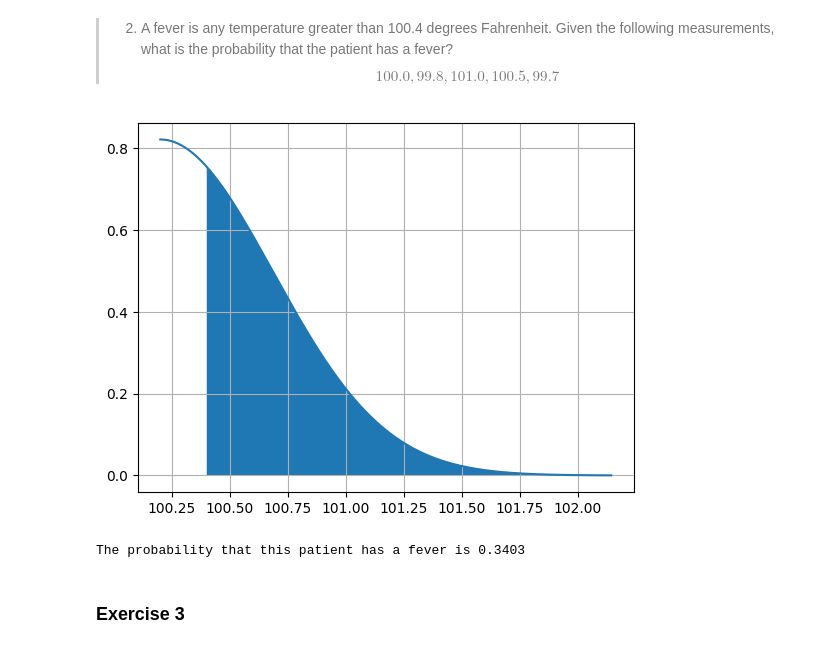
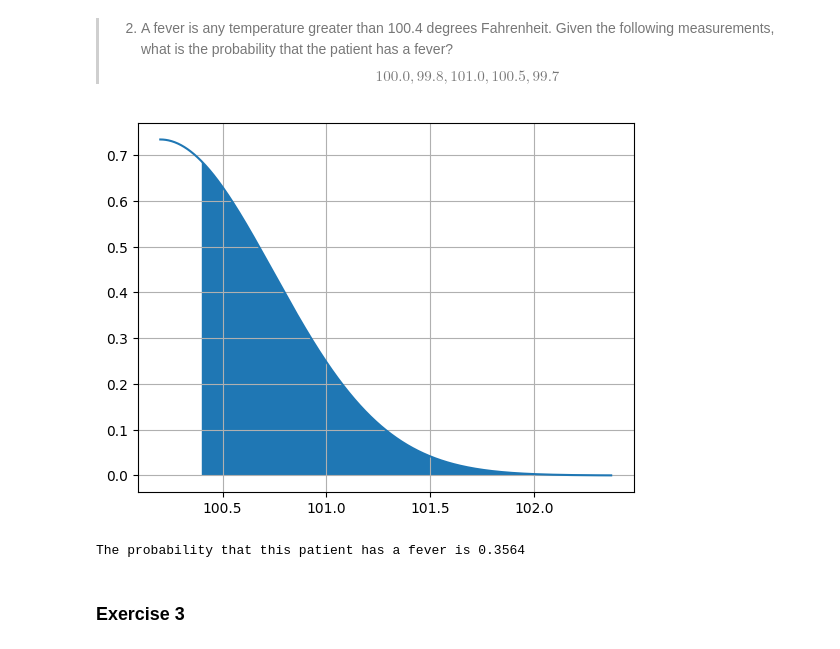
Before and after one commit to TecKnow/learning, a Jupyter notebook: Chapter_12.ipynb, the cells around one changed output. Drawn from its saved outputs; the diff is of its cells as text; code cells hidden in the pictures.

```diff
--- a/Chapter_12.ipynb
+++ b/Chapter_12.ipynb
@@ -47,26 +57,26 @@ My answer differes from the book's answer, but they are of the same order of mag
 # %%
 import numpy as np
 from scipy.stats import norm
 import matplotlib.pyplot as plt
 
-temps = np.array([100.0, 99.8, 101.0, 100.5, 99.7])
+temps = np.array([100.0, 99.8, 101.0, 100.5, 99.7], dtype=np.longdouble)
 temps_mean = temps.mean()
-temps_std = temps.std()
+temps_std = temps.std(ddof=1)
 temps_dist = norm(temps_mean, temps_std)
 fever_cutoff_F = 100.4
 p_fever = temps_dist.sf(100.4)
 
 
-x = np.linspace(temps_mean, temps_mean + 4*temps_std, 1000)
+x = np.linspace(temps_dist.mean(), temps_dist.mean() + 4*temps_dist.std(), 1000)
 fig, ax = plt.subplots(1,1)
 ax.plot(x, temps_dist.pdf(x))
 ax.grid(True)
 ax.fill_between(x, 0, temps_dist.pdf(x), where= x>=100.4)
 plt.show()
 print(f"The probability that this patient has a fever is {p_fever:.4}")
 # %% [output]
-[figure, old version]
+[figure, new version]
-The probability that this patient has a fever is 0.3403
+The probability that this patient has a fever is 0.3564
 # %% [markdown]
 ### Exercise 3
 # %% [markdown]
```
Also changed, not shown: parts of 11 cells of this notebook.
